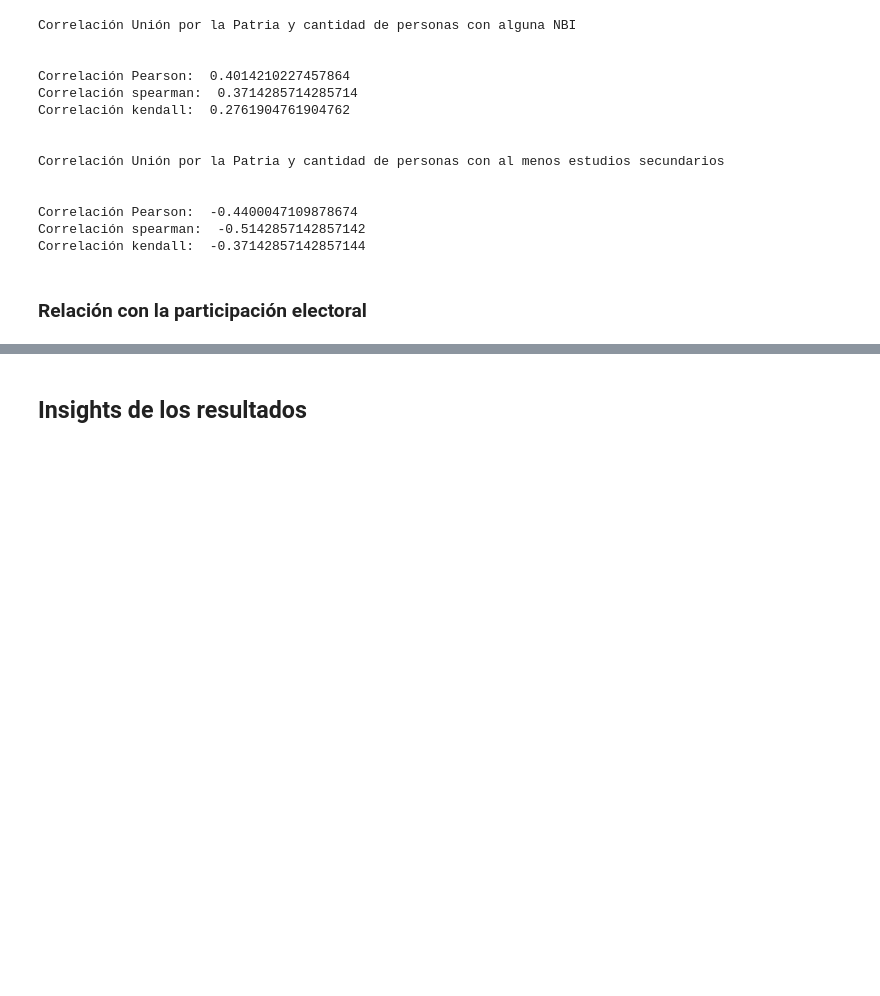
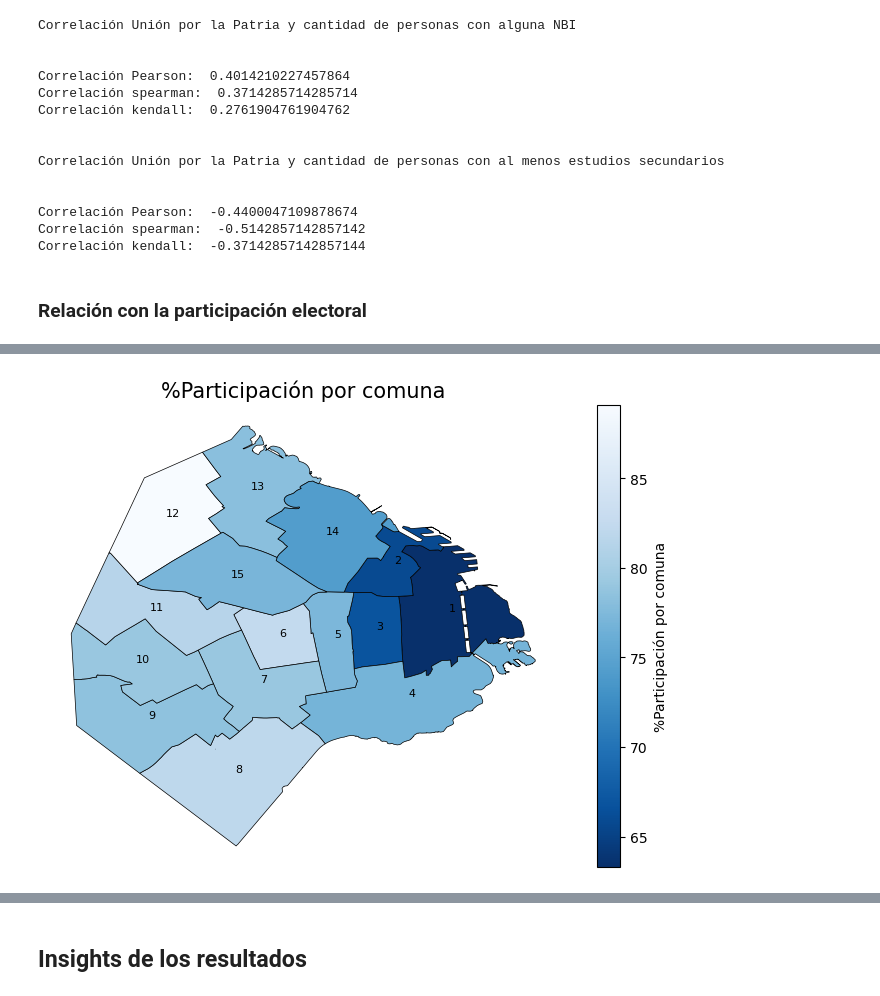
Before and after one commit to nicolasfaccini/Analisis-Elecciones-Generales-2023-Python, a Jupyter notebook: Informe.ipynb, the cells around one changed output, grey strips where cells are left out. Saved outputs shown, nothing was run; the diff lists cells and outputs as text; code cells hidden in the pictures; blank space fills up the shorter version.

```diff
--- a/Informe.ipynb
+++ b/Informe.ipynb
@@ -795,3 +793,4 @@ Correlación kendall:  -0.37142857142857144
 # %%
 df_caba.head(4)
 df_caba.groupby('COMUNA')['TOTAL'].sum().reset_index(name='Votantes totales')
+df_caba2 = pd.DataFrame(df_caba.groupby('COMUNA')['TOTAL'].sum().reset_index(name='Votantes totales'))
@@ -820,0 +797,17 @@ df_resultadosCaba2['Votos emitidos'].sum()
+# %%
+df_resultadosCaba3 = df_resultados[(df_resultados['distrito_id'] == 1)]
+df_resultadosCaba3 = df_resultadosCaba3[['seccion_id', 'circuito_id',
+                                       'mesa_id', 'agrupacion_nombre',
+                                       'votos_cantidad']]
+df_resultadosCaba3.reset_index(drop=True, inplace=True)
+
+
+df_resultadosCaba3.groupby('seccion_id')['votos_cantidad'].sum().reset_index(name='Votos emitidos')
+df_resultadosCaba2 =pd.DataFrame(df_resultadosCaba.groupby('seccion_id')['votos_cantidad'].sum().reset_index(name='Votos emitidos'))
+df_resultadosCaba2 = pd.merge(df_caba2.set_index('COMUNA'), df_resultadosCaba2.set_index('seccion_id'), how='left', left_index=True, right_index=True)
+df_resultadosCaba2.reset_index(inplace=True)
+df_resultadosCaba2['Participacion_por_comuna'] = (df_resultadosCaba2['Votos emitidos'] / df_resultadosCaba2['Votantes totales'] *100).round(1).astype('float')
+
+participacion_total_caba = (df_resultadosCaba2['Votos emitidos'].sum() / df_resultadosCaba2['Votantes totales'].sum() *100).round(1).astype('float')
+print(f'Participación total en CABA: {participacion_total_caba}')
+df_resultadosCaba2
@@ -820,0 +832,32 @@ df_resultadosCaba2['Votos emitidos'].sum()
+# %%
+gdf5 = gpd.GeoDataFrame(df_caba, geometry=gpd.GeoSeries.from_wkt(df_caba['WKT']))
+gdf5 = gdf5.join(df_resultadosCaba2.set_index('COMUNA'), on='COMUNA', how='left')
+
+# Dissolver por COMUNA y calcular el promedio de "% según población de comuna"
+gdf5_dissolved = gdf5.dissolve(by='COMUNA', aggfunc='mean')
+
+# Crear el gráfico
+fig, ax = plt.subplots(1, 1, figsize=(10, 6))
+
+# Cambiar colores y agregar etiquetas
+gdf5_dissolved.plot(column='Participacion_por_comuna', ax=ax, legend=True,
+                   legend_kwds={'label': "%Participación por comuna",
+                                'orientation': "vertical"}, cmap='Blues_r',
+                   edgecolor='black', linewidth=0.5)
+
+# Agregar etiquetas a las comunas
+for x, y, label in zip(gdf5_dissolved.geometry.centroid.x, gdf5_dissolved.geometry.centroid.y, gdf5_dissolved.index):
+    ax.annotate(label, xy=(x, y), xytext=(3, 3), textcoords="offset points", fontsize=8, ha='center', va='center', color='black')
+
+
+# Añadir título y etiquetas
+ax.set_title('%Participación por comuna', fontdict={'fontsize': '15', 'fontweight': '3'})
+ax.set_xlabel(None)
+ax.set_ylabel(None)
+ax.set_xticks([])
+ax.set_yticks([])
+ax.set_frame_on(False)
+
+plt.show()
+# %% [output]
+[figure, added]
```
Also changed, not shown: parts of 10 cells of this notebook.
